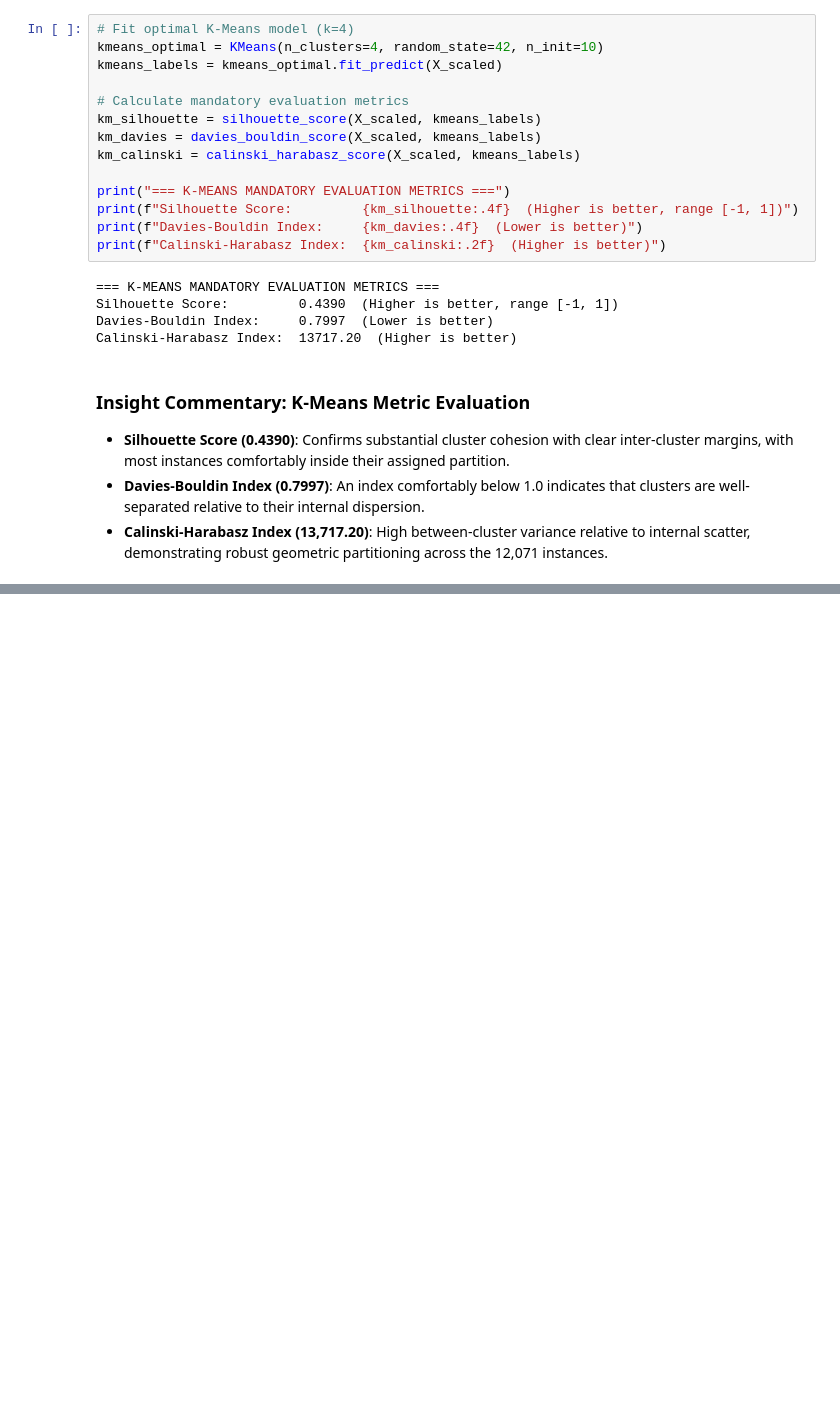
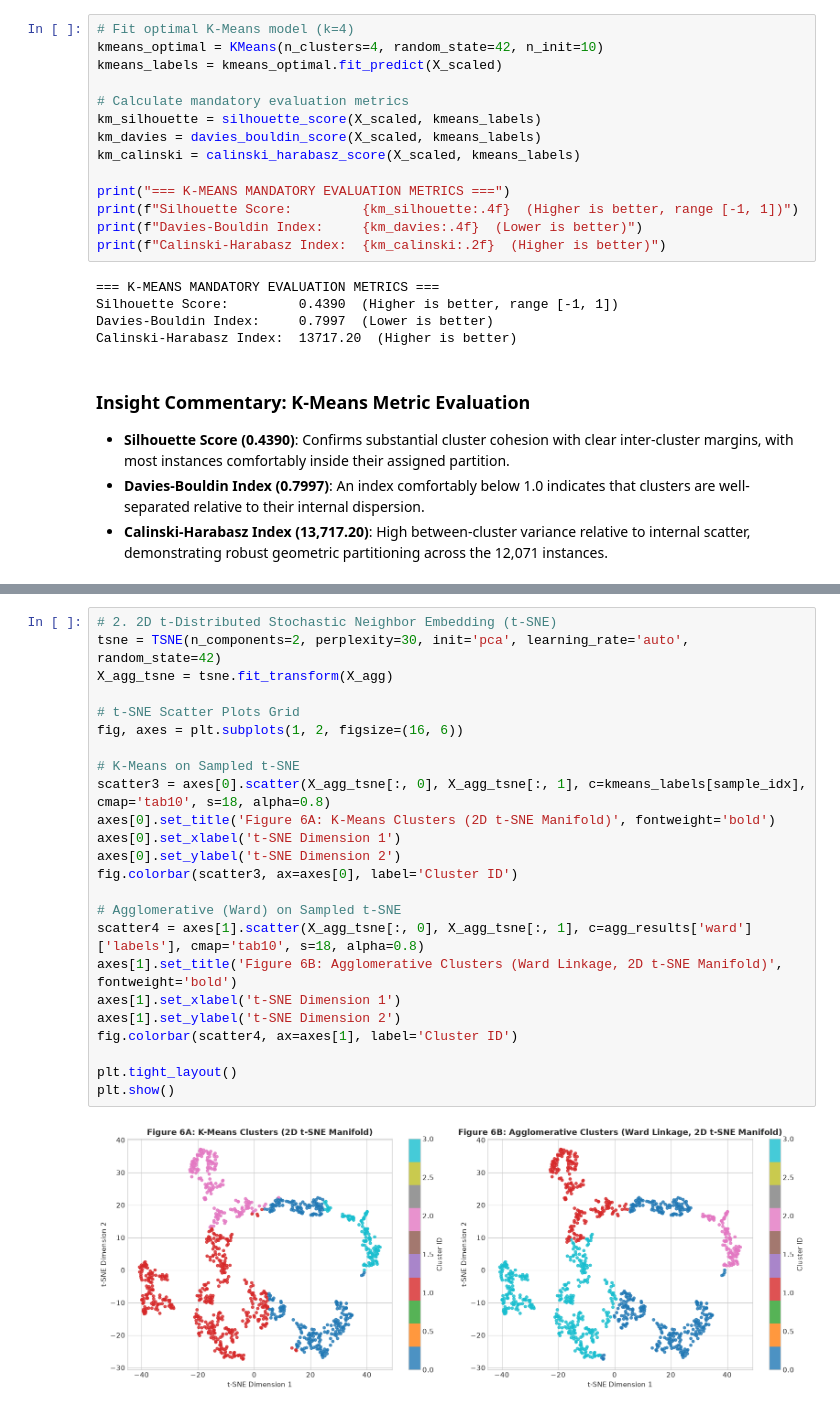
Before and after one commit to undead200/mlcasestudy, a Jupyter notebook: notebooks/clustering.ipynb, the cells around one changed output, grey strips where cells are left out. Saved outputs shown, nothing was run; the diff lists cells and outputs as text; blank space fills up the shorter version.

```diff
--- a/notebooks/clustering.ipynb
+++ b/notebooks/clustering.ipynb
@@ -259,0 +359,26 @@ Calinski-Harabasz Index:  13717.20  (Higher is better)
+# %%
+# 2. 2D t-Distributed Stochastic Neighbor Embedding (t-SNE)
+tsne = TSNE(n_components=2, perplexity=30, init='pca', learning_rate='auto', random_state=42)
+X_agg_tsne = tsne.fit_transform(X_agg)
+
+# t-SNE Scatter Plots Grid
+fig, axes = plt.subplots(1, 2, figsize=(16, 6))
+
+# K-Means on Sampled t-SNE
+scatter3 = axes[0].scatter(X_agg_tsne[:, 0], X_agg_tsne[:, 1], c=kmeans_labels[sample_idx], cmap='tab10', s=18, alpha=0.8)
+axes[0].set_title('Figure 6A: K-Means Clusters (2D t-SNE Manifold)', fontweight='bold')
+axes[0].set_xlabel('t-SNE Dimension 1')
+axes[0].set_ylabel('t-SNE Dimension 2')
+fig.colorbar(scatter3, ax=axes[0], label='Cluster ID')
+
+# Agglomerative (Ward) on Sampled t-SNE
+scatter4 = axes[1].scatter(X_agg_tsne[:, 0], X_agg_tsne[:, 1], c=agg_results['ward']['labels'], cmap='tab10', s=18, alpha=0.8)
+axes[1].set_title('Figure 6B: Agglomerative Clusters (Ward Linkage, 2D t-SNE Manifold)', fontweight='bold')
+axes[1].set_xlabel('t-SNE Dimension 1')
+axes[1].set_ylabel('t-SNE Dimension 2')
+fig.colorbar(scatter4, ax=axes[1], label='Cluster ID')
+
+plt.tight_layout()
+plt.show()
+# %% [output]
+[figure, added]
```
Also changed, not shown: parts of 18 cells of this notebook.
